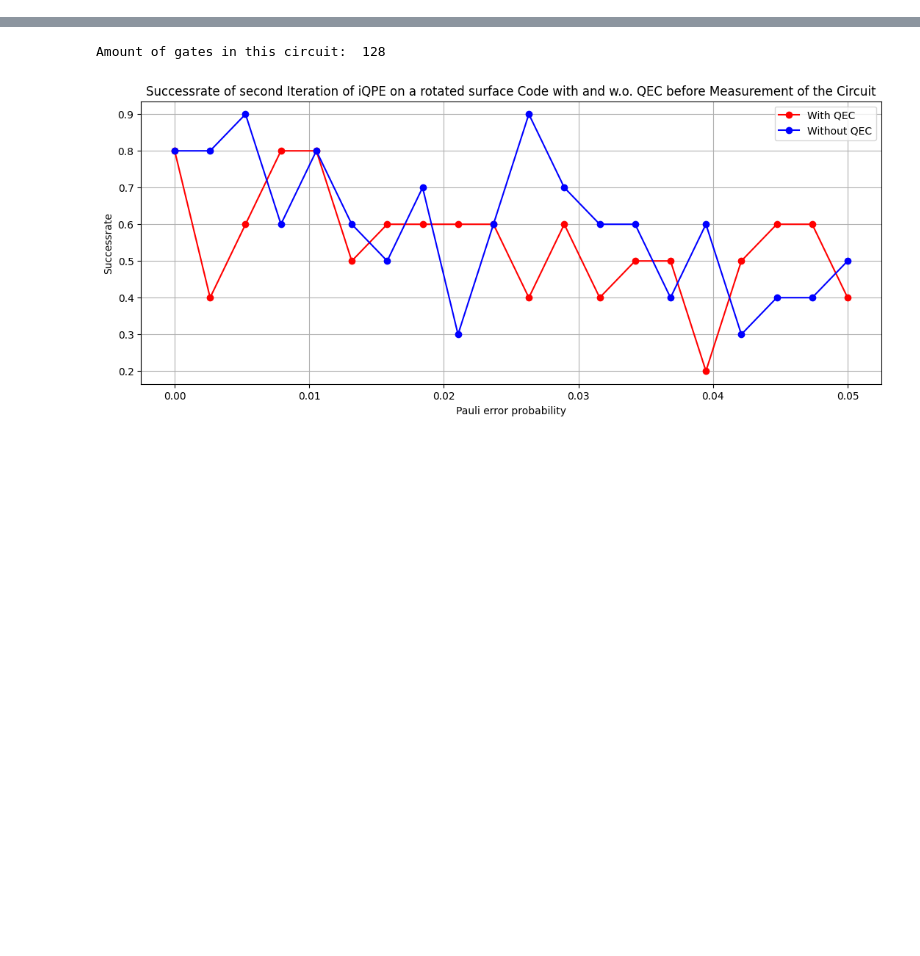
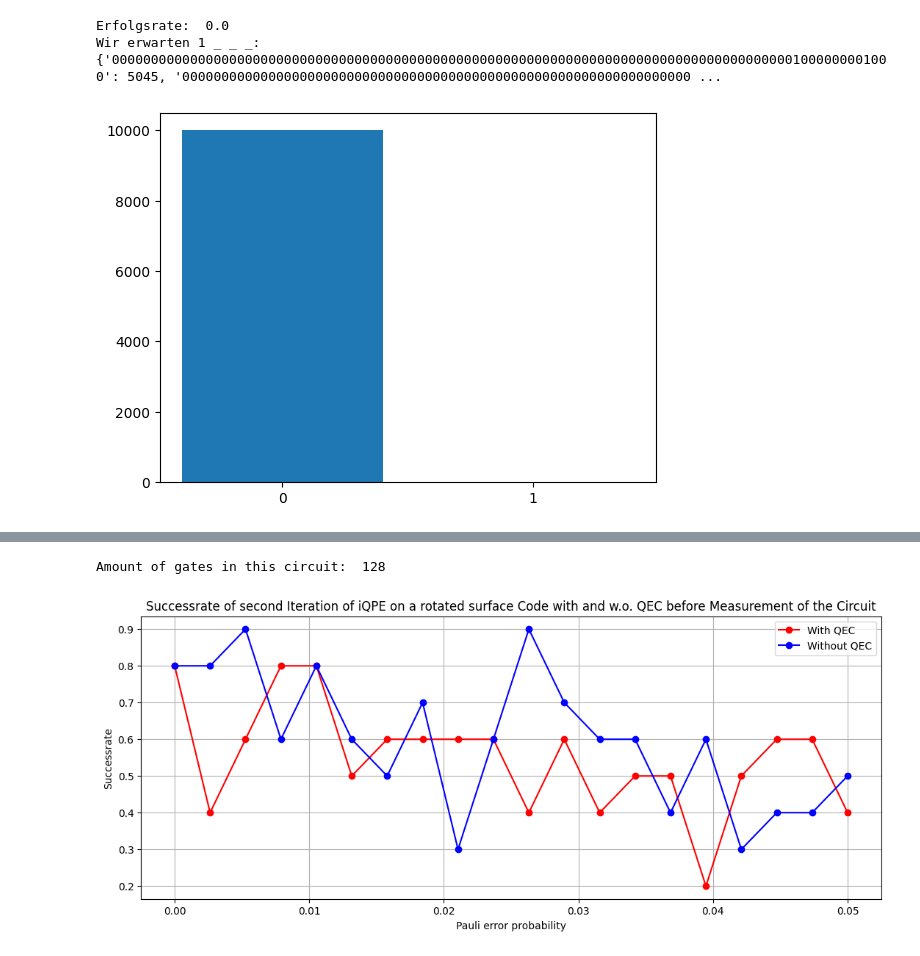
Before and after one commit to RicemanBoy/Bachelor, a Jupyter notebook: d=2.ipynb, the cells around one changed output, grey strips where cells are left out. Saved outputs shown, nothing was run; the diff lists cells and outputs as text; code cells hidden in the pictures; blank space fills up the shorter version.

Commit message:
control s_l checken

```diff
--- a/d=2.ipynb
+++ b/d=2.ipynb
@@ -801,3 +716,68 @@ def new_adjoint_S_L(qc: QuantumCircuit, had = False, pos=0):
+# %%
+#Implementation von iQPE für 2 Iterationen mit Theta=90°  : Erste Iteration
+
+qc = rot_surf_code(2)
+
+p = 0.01
+p_error = pauli_error([["X",p/2],["I",1-p],["Z",p/2]])
+p_error_2 = pauli_error([["XX",p/6],["XI",p/6],["IX",p/6],["II",1-p],["ZZ",p/6],["ZI",p/6],["IZ",p/6]])
+
+noise_model = NoiseModel()
+noise_model.add_all_qubit_quantum_error(p_error, ['x', "z", 'h'])  # Apply to single-qubit gates
+noise_model.add_all_qubit_quantum_error(p_error_2, ['cx'])  # Apply to 2-qubit gates
+
+ancilla = qc.num_qubits - 3
+
+qc = X_L(qc, False, n = 1)
+
+qc = Hadamard(qc, pos=0)
+
+qc = control_Z_L(qc,control=0,target=1)
+
+qc = Hadamard(qc ,pos=0)
+
+qc, round = QEC(qc, pos= 0, hadamard=False, iterations = 1, round = 3)
+
+qc.reset(ancilla)
+
+qc = Z_parity(qc,hadamard = False,pos=0)
+
+qc.measure(ancilla,3)
+
+shots = 10000
+sim = AerSimulator()
+job = sim.run(qc, shots=shots)
+result = job.result()
+counts = result.get_counts()
+
+x = list(counts.keys())
+x = [i[0] for i in x]
+y_old = list(counts.values())
+
+success  =  0
+for i in range(len(x)):
+    if x[i] == "1":
+        success += y_old[i]
+
+print("Erfolgsrate: ", success/shots)
+
+y = [0,0]
+
+for i in range(len(x)):
+    if x[i] == "0":
+        y[0] += y_old[i]
+    elif x[i] == "1":
+        y[1] += y_old[i]
+
+x = ["0","1"]
+
+plt.bar(x,y)
+
+print("Wir erwarten 1 _ _ _: ",counts)
+# %% [output]
+Erfolgsrate:  0.0
+Wir erwarten 1 _ _ _:  {'0000000000000000000000000000000000000000000000000000000000000000000000000000000000000001000000001000': 5045, '00000000000000000000000000000000000000000000000000000000000000000 ...
+[figure, added]
 # %%
 x = np.linspace(0,0.1,20)
 y = []
```
Also changed, not shown: parts of 4 cells of this notebook.
